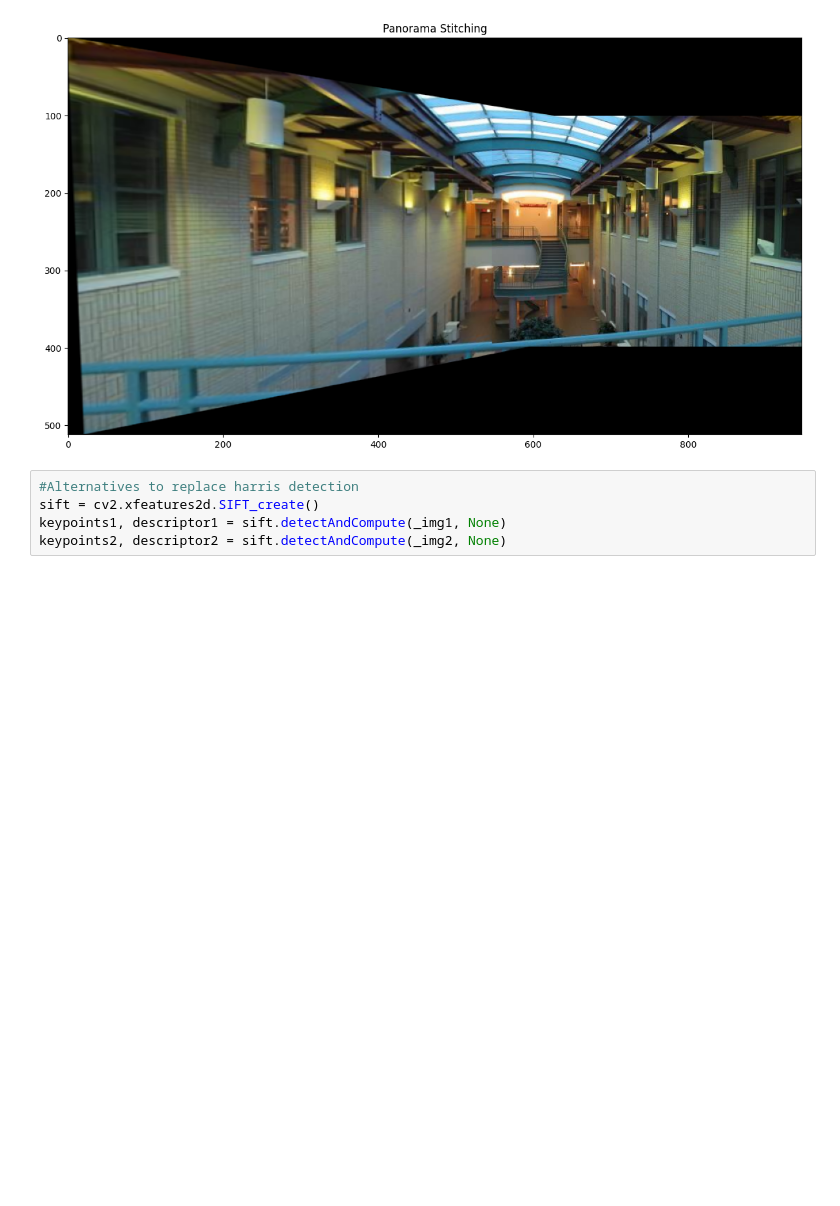
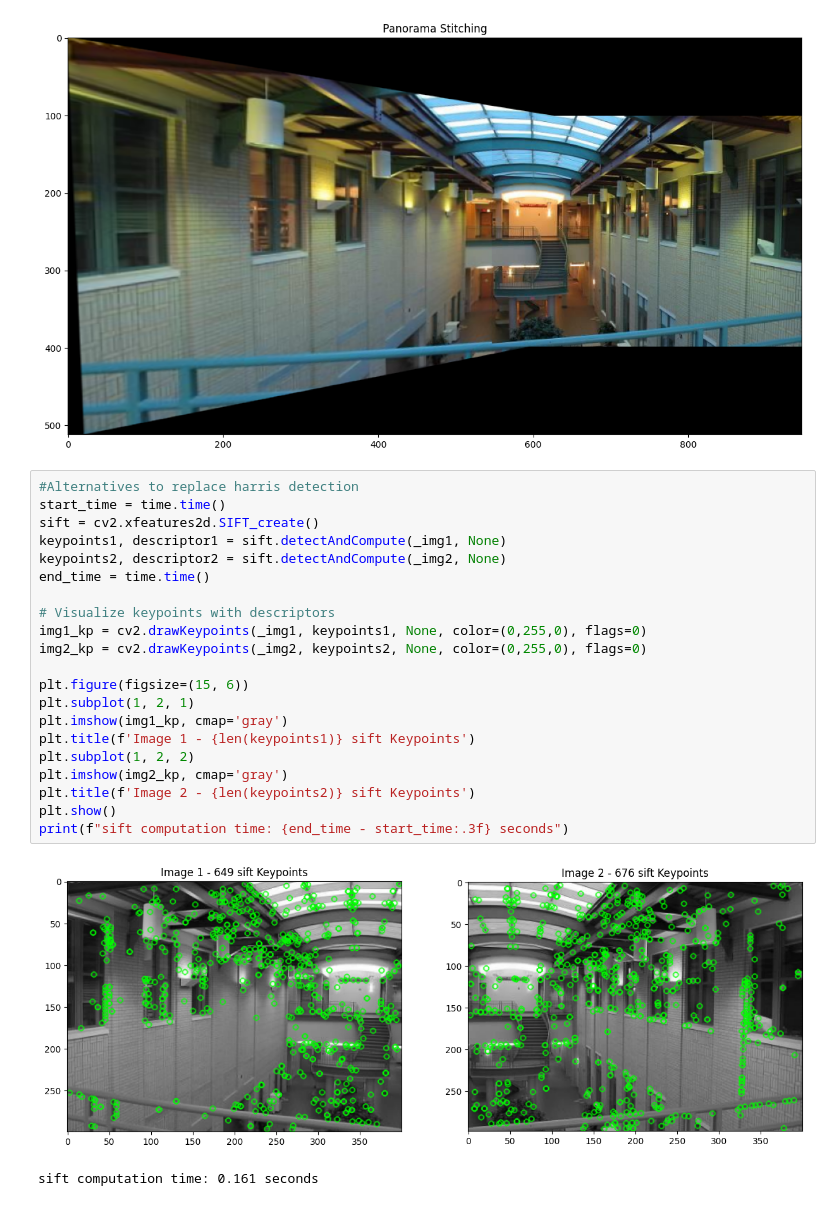
Before and after one commit to IElui/JetsonNano-Object-detection, a Jupyter notebook: harris_sift.ipynb, the cells around one changed output. Cells and saved outputs as stored; diff of their text form; blank space fills up the shorter version.

```diff
--- a/harris_sift.ipynb
+++ b/harris_sift.ipynb
@@ -124,8 +133,27 @@ plt.title('Panorama Stitching')
 plt.show()
 # %% [output]
 [figure]
-# %%
-#Alternatives to replace harris detection
-sift = cv2.xfeatures2d.SIFT_create()
-keypoints1, descriptor1 = sift.detectAndCompute(_img1, None)
-keypoints2, descriptor2 = sift.detectAndCompute(_img2, None)
+# %%
+#Alternatives to replace harris detection
+start_time = time.time()
+sift = cv2.xfeatures2d.SIFT_create()
+keypoints1, descriptor1 = sift.detectAndCompute(_img1, None)
+keypoints2, descriptor2 = sift.detectAndCompute(_img2, None)
+end_time = time.time()
+
+# Visualize keypoints with descriptors
+img1_kp = cv2.drawKeypoints(_img1, keypoints1, None, color=(0,255,0), flags=0)
+img2_kp = cv2.drawKeypoints(_img2, keypoints2, None, color=(0,255,0), flags=0)
+
+plt.figure(figsize=(15, 6))
+plt.subplot(1, 2, 1)
+plt.imshow(img1_kp, cmap='gray')
+plt.title(f'Image 1 - {len(keypoints1)} sift Keypoints')
+plt.subplot(1, 2, 2)
+plt.imshow(img2_kp, cmap='gray')
+plt.title(f'Image 2 - {len(keypoints2)} sift Keypoints')
+plt.show()
+print(f"sift computation time: {end_time - start_time:.3f} seconds")
+# %% [output]
+[figure, added]
+sift computation time: 0.161 seconds
```
Also changed, not shown: parts of 3 cells of this notebook.
